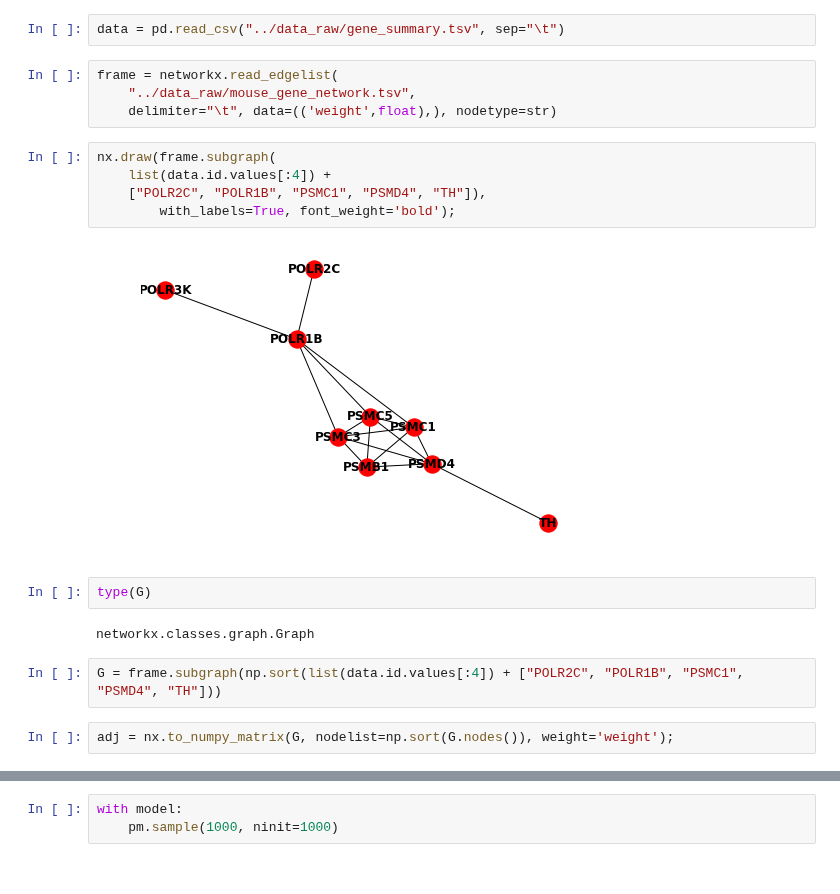
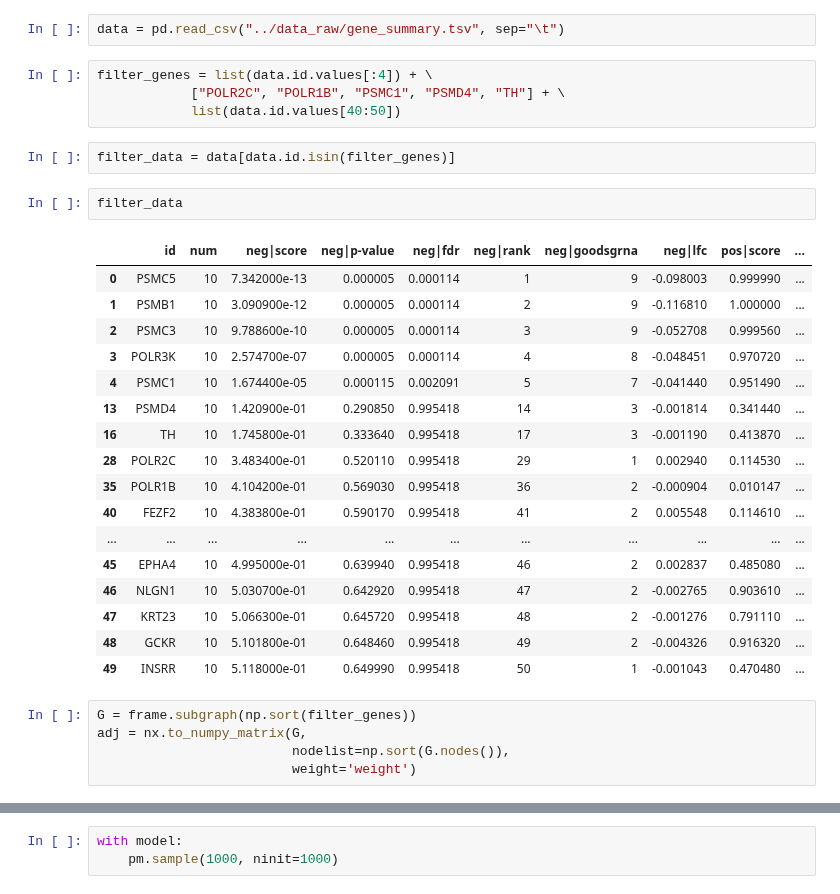
Before and after one commit to cbg-ethz/shm, a Jupyter notebook: analysis/04-custom_distributions.ipynb, the cells around one changed output, grey strips where cells are left out. Drawn from its saved outputs; the diff is of its cells as text.

```diff
--- a/analysis/04-custom_distributions.ipynb
+++ b/analysis/04-custom_distributions.ipynb
@@ -14,22 +14,34 @@ from pymc3.theanof import floatX
 import theano.tensor as tt
 # %%
 data = pd.read_csv("../data_raw/gene_summary.tsv", sep="\t")
-# %%
-frame = networkx.read_edgelist(
-    "../data_raw/mouse_gene_network.tsv",
-    delimiter="\t", data=(('weight',float),), nodetype=str)
 # %%
-nx.draw(frame.subgraph(
-    list(data.id.values[:4]) +
-    ["POLR2C", "POLR1B", "PSMC1", "PSMD4", "TH"]),
-        with_labels=True, font_weight='bold');
+filter_genes = list(data.id.values[:4]) + \
+            ["POLR2C", "POLR1B", "PSMC1", "PSMD4", "TH"] + \
+            list(data.id.values[40:50])
-# %% [output]
-[figure, removed]
-# %%
-type(G)
-# %% [output]
-networkx.classes.graph.Graph
-# %%
-G = frame.subgraph(np.sort(list(data.id.values[:4]) + ["POLR2C", "POLR1B", "PSMC1", "PSMD4", "TH"]))
+# %%
+filter_data = data[data.id.isin(filter_genes)]
+# %%
+filter_data
+# %% [output]
+|  | id | num | neg|score | neg|p-value | neg|fdr | neg|rank | neg|goodsgrna | neg|lfc | pos|score | ... |
+| 0 | PSMC5 | 10 | 7.342000e-13 | 0.000005 | 0.000114 | 1 | 9 | -0.098003 | 0.999990 | ... |
+| 1 | PSMB1 | 10 | 3.090900e-12 | 0.000005 | 0.000114 | 2 | 9 | -0.116810 | 1.000000 | ... |
+| 2 | PSMC3 | 10 | 9.788600e-10 | 0.000005 | 0.000114 | 3 | 9 | -0.052708 | 0.999560 | ... |
+| 3 | POLR3K | 10 | 2.574700e-07 | 0.000005 | 0.000114 | 4 | 8 | -0.048451 | 0.970720 | ... |
+| 4 | PSMC1 | 10 | 1.674400e-05 | 0.000115 | 0.002091 | 5 | 7 | -0.041440 | 0.951490 | ... |
+| 13 | PSMD4 | 10 | 1.420900e-01 | 0.290850 | 0.995418 | 14 | 3 | -0.001814 | 0.341440 | ... |
+| 16 | TH | 10 | 1.745800e-01 | 0.333640 | 0.995418 | 17 | 3 | -0.001190 | 0.413870 | ... |
+| 28 | POLR2C | 10 | 3.483400e-01 | 0.520110 | 0.995418 | 29 | 1 | 0.002940 | 0.114530 | ... |
+| 35 | POLR1B | 10 | 4.104200e-01 | 0.569030 | 0.995418 | 36 | 2 | -0.000904 | 0.010147 | ... |
+| 40 | FEZF2 | 10 | 4.383800e-01 | 0.590170 | 0.995418 | 41 | 2 | 0.005548 | 0.114610 | ... |
+| ... | ... | ... | ... | ... | ... | ... | ... | ... | ... | ... |
+| 45 | EPHA4 | 10 | 4.995000e-01 | 0.639940 | 0.995418 | 46 | 2 | 0.002837 | 0.485080 | ... |
+| 46 | NLGN1 | 10 | 5.030700e-01 | 0.642920 | 0.995418 | 47 | 2 | -0.002765 | 0.903610 | ... |
+| 47 | KRT23 | 10 | 5.066300e-01 | 0.645720 | 0.995418 | 48 | 2 | -0.001276 | 0.791110 | ... |
+| 48 | GCKR | 10 | 5.101800e-01 | 0.648460 | 0.995418 | 49 | 2 | -0.004326 | 0.916320 | ... |
+| 49 | INSRR | 10 | 5.118000e-01 | 0.649990 | 0.995418 | 50 | 1 | -0.001043 | 0.470480 | ... |
 # %%
-adj = nx.to_numpy_matrix(G, nodelist=np.sort(G.nodes()), weight='weight');
+G = frame.subgraph(np.sort(filter_genes))
+adj = nx.to_numpy_matrix(G,
+                         nodelist=np.sort(G.nodes()),
+                         weight='weight')
```
Also changed, not shown: parts of 9 cells of this notebook, 11 other files.
